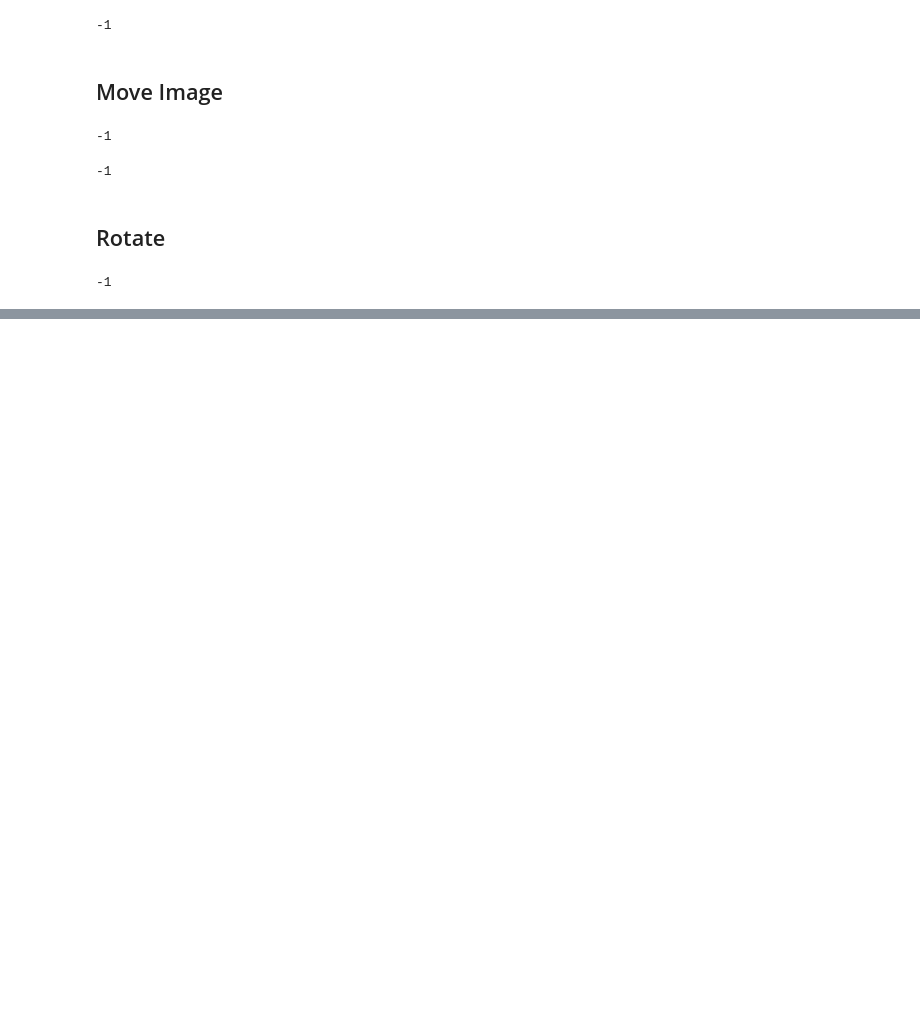
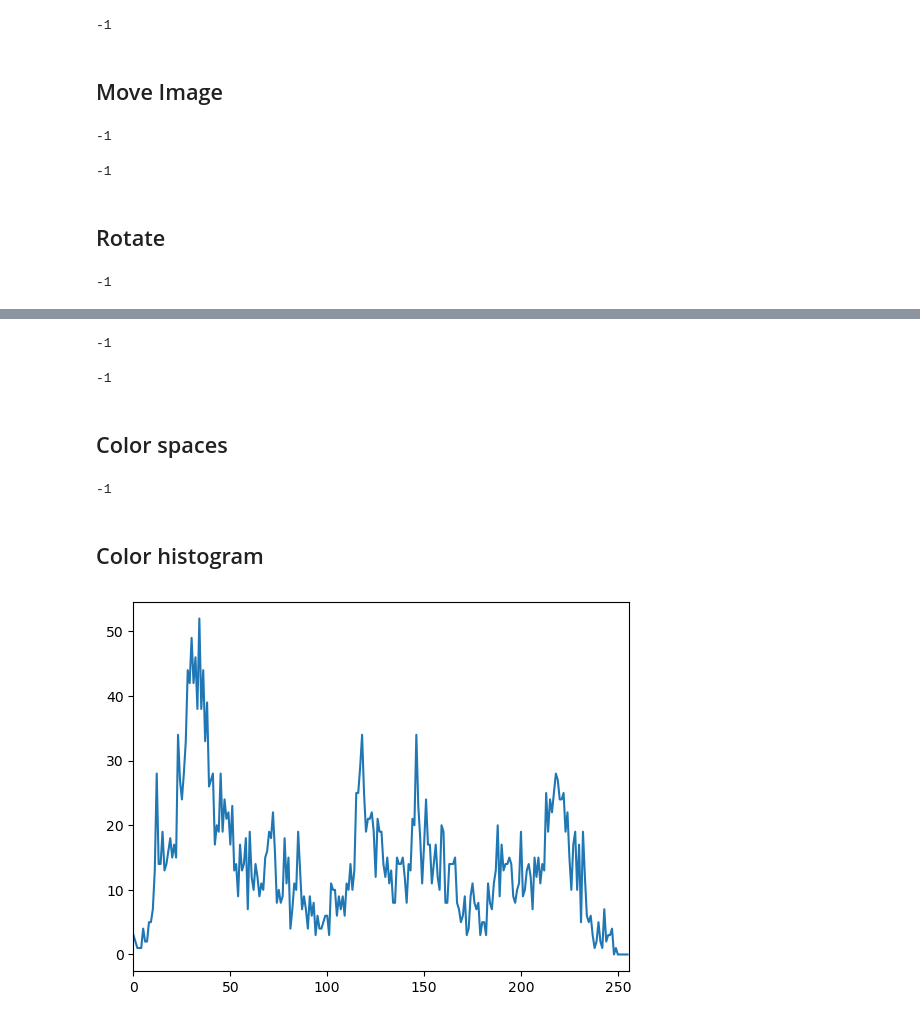
Before and after one commit to highfreshness/opencv_exercise, a Jupyter notebook: openCV_20230523.ipynb, the cells around one changed output, grey strips where cells are left out. Drawn from its saved outputs; the diff is of its cells as text; code cells hidden in the pictures; blank space fills up the shorter version.

```diff
--- a/openCV_20230523.ipynb
+++ b/openCV_20230523.ipynb
@@ -121,0 +334,46 @@ cv2.waitKey(0)
+# %%
+src = cv2.imread('scale.jpg')
+(B, G, R) = cv2.split(src)
+
+cv2.imshow("Red", R)
+cv2.imshow("Green", G)
+cv2.imshow("Blue", B)
+cv2.waitKey(0)
+
+failure_merged = cv2.merge([R,G,B]) # 색 순서 변환
+cv2.imshow("Merged", failure_merged)
+cv2.waitKey(0)
+
+merged = cv2.merge([B,G,R]) # 원래 색 순서
+cv2.imshow("Merged", merged)
+cv2.waitKey(0)
+# %% [output]
+-1
+# %%
+gray_src = cv2.cvtColor(src, cv2.COLOR_BGR2GRAY)
+zeros = np.zeros_like(gray_src, dtype='uint8') # 채널 주의
+cv2.imshow("Red", cv2.merge([zeros, zeros, R]))
+cv2.imshow("Green", cv2.merge([zeros, G, zeros]))
+cv2.imshow("Blue", cv2.merge([B, zeros, zeros]))
+cv2.waitKey(0)
+# %% [output]
+-1
+# %% [markdown]
+## Color spaces
+# %%
+cv2.imshow('Original', src)
+
+gray = cv2.cvtColor(src, cv2.COLOR_BGR2GRAY)
+cv2.imshow("Gray", gray)
+
+hsv = cv2.cvtColor(src, cv2.COLOR_BGR2HSV)
+cv2.imshow("HSV", hsv)
+
+lab = cv2.cvtColor(src, cv2.COLOR_BGR2LAB)
+cv2.imshow("L * a * b*", lab)
+
+cv2.waitKey(0)
+# %% [output]
+-1
+# %% [markdown]
+## Color histogram
@@ -121,0 +384,7 @@ cv2.waitKey(0)
+# %%
+hist = cv2.calcHist(src, channels=[0], mask=None, histSize=[256], ranges=[0,256])
+plt.plot(hist)
+plt.xlim([0,256])
+plt.show()
+# %% [output]
+[figure, added]
```
Also changed, not shown: parts of 31 cells of this notebook.
